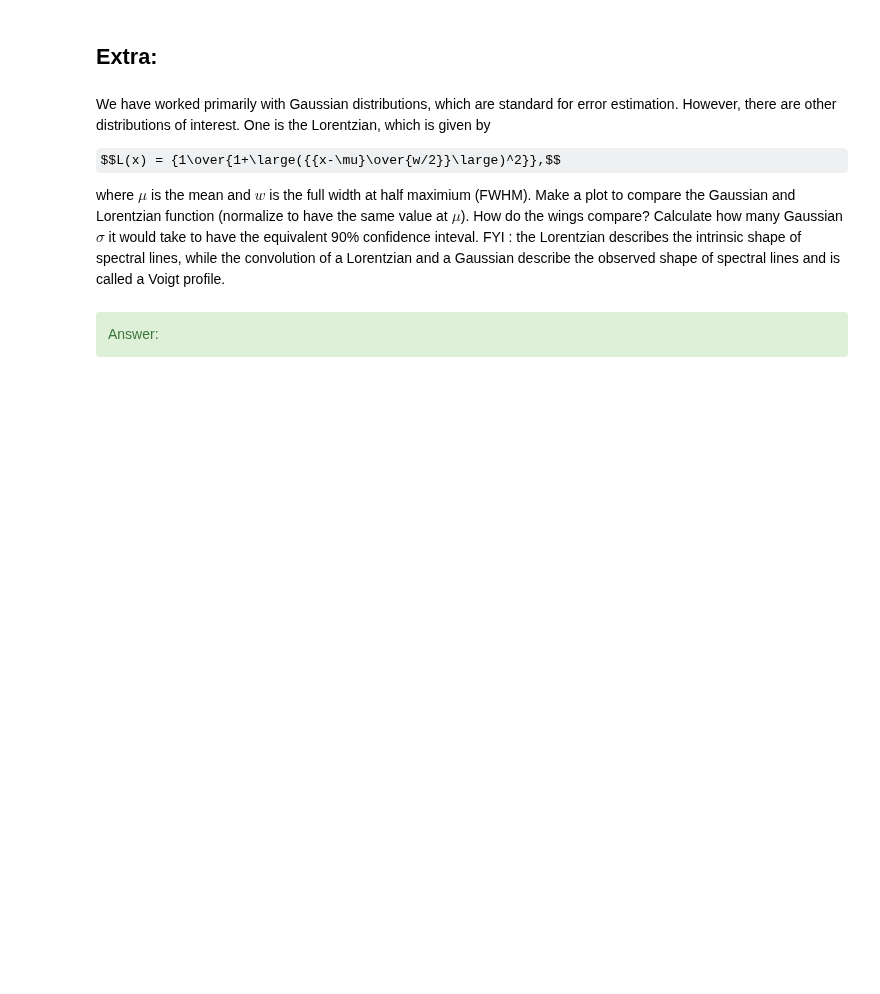
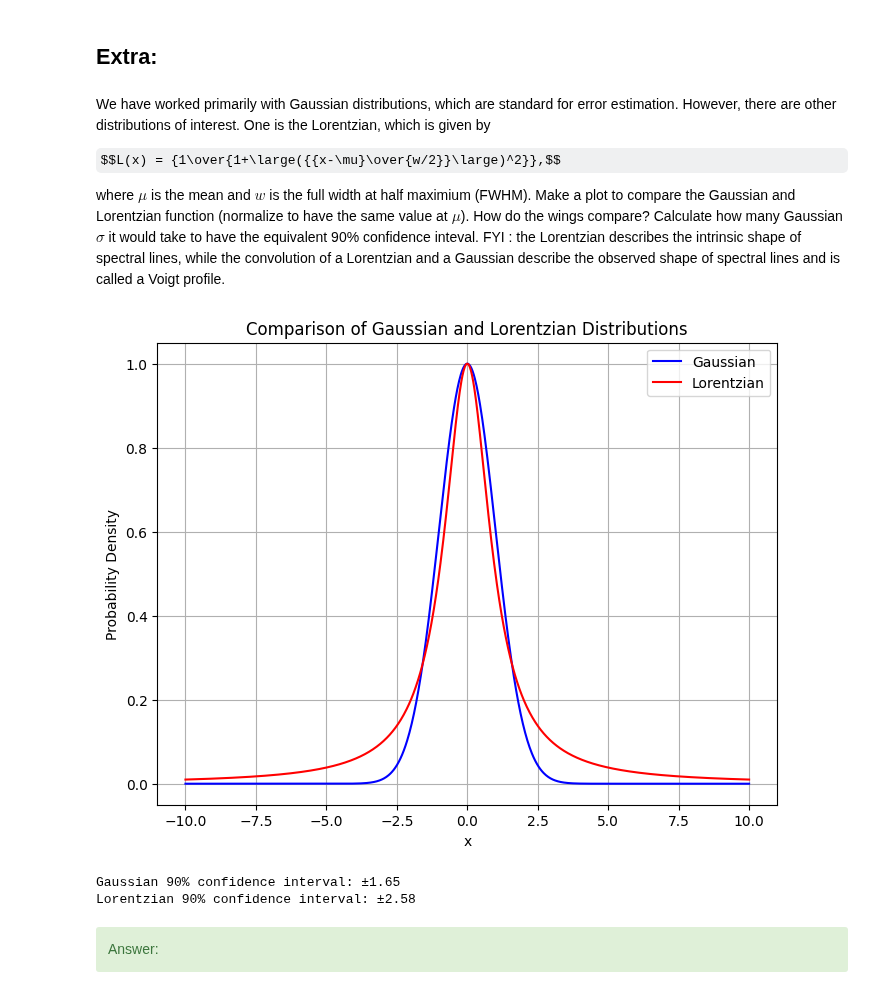
Before and after one commit to ASamaco/ASTR302, a Jupyter notebook: workbooks/ASTR302Lab2.ipynb, the cells around one changed output. Cells and saved outputs as stored; diff of their text form; code cells hidden in the pictures; some formulas as TeX source; blank space fills up the shorter version.

```diff
--- a/workbooks/ASTR302Lab2.ipynb
+++ b/workbooks/ASTR302Lab2.ipynb
@@ -365,6 +365,57 @@ by
 $$L(x) = {1\over{1+\large({{x-\mu}\over{w/2}}\large)^2}},$$
 
 where $\mu$ is the mean and $w$ is the full width at half maximium (FWHM). Make a plot to compare the Gaussian and Lorentzian function (normalize to have the same value at $\mu$). How do the wings compare? Calculate how many Gaussian $\sigma$ it would take to have the equivalent 90\% confidence inteval. FYI : the Lorentzian describes the intrinsic shape of spectral lines, while the convolution of a Lorentzian and a Gaussian describe the observed shape of spectral lines and is called a Voigt profile.
+# %%
+import numpy as np
+import matplotlib.pyplot as plt
+
+# Define Gaussian and Lorentzian functions
+def gaussian(x, mu, sigma):
+    return (1 / (np.sqrt(2 * np.pi) * sigma)) * np.exp(-(x - mu)**2 / (2 * sigma**2))
+
+def lorentzian(x, mu, w):
+    return 1 / (1 + ((x - mu) / (w / 2))**2)
+
+# Parameters for Gaussian and Lorentzian
+mu = 0  # Mean
+sigma = 1  # Standard deviation for Gaussian
+w = 2  # Full Width at Half Maximum (FWHM) for Lorentzian
+
+# Create an array of x values for plotting
+x = np.linspace(-10, 10, 1000)
+
+# Evaluate both distributions
+gaussian_y = gaussian(x, mu, sigma)
+lorentzian_y = lorentzian(x, mu, w)
+
+# Normalize both distributions to have the same value at the peak (x = mu)
+gaussian_y /= max(gaussian_y)  # Normalize Gaussian
+lorentzian_y /= max(lorentzian_y)  # Normalize Lorentzian
+
+# Plot the Gaussian and Lorentzian distributions
+plt.figure(figsize=(8, 6))
+plt.plot(x, gaussian_y, label="Gaussian", color='blue')
+plt.plot(x, lorentzian_y, label="Lorentzian", color='red')
+plt.title("Comparison of Gaussian and Lorentzian Distributions")
+plt.xlabel("x")
+plt.ylabel("Probability Density")
+plt.legend()
+plt.grid(True)
+plt.show()
+
+# Calculate the equivalent 90% confidence interval for Lorentzian and Gaussian
+# For Gaussian, the 90% confidence interval is approximately ±1.645*sigma
+gaussian_90_interval = 1.645 * sigma
+
+# For Lorentzian, the 90% confidence interval is approximately ±1.29*w
+lorentzian_90_interval = 1.29 * w
+
+print(f"Gaussian 90% confidence interval: ±{gaussian_90_interval:.2f}")
+print(f"Lorentzian 90% confidence interval: ±{lorentzian_90_interval:.2f}")
+# %% [output]
+[figure, added]
+Gaussian 90% confidence interval: ±1.65
+Lorentzian 90% confidence interval: ±2.58
 # %% [markdown]
 <div class="alert alert-block alert-success">
 Answer:
```
